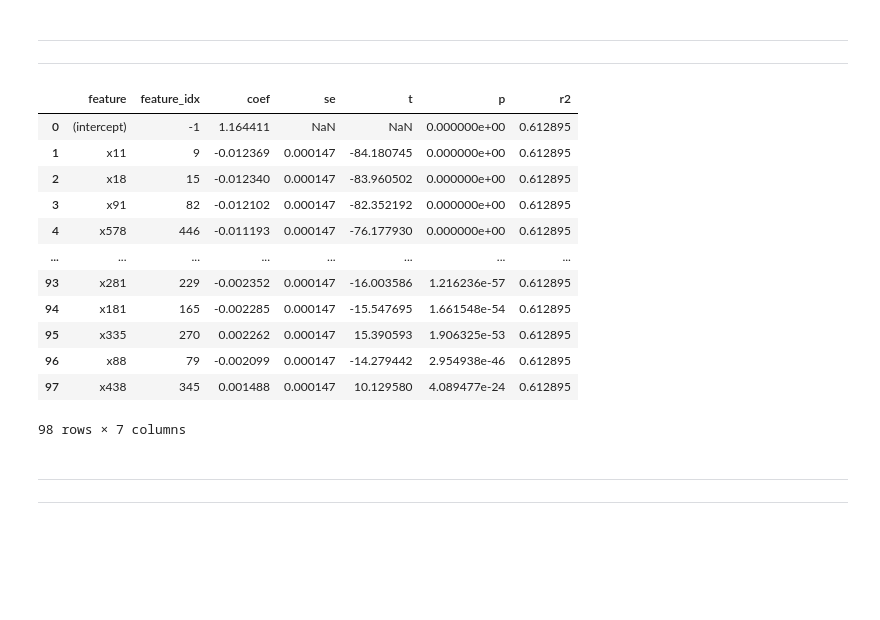
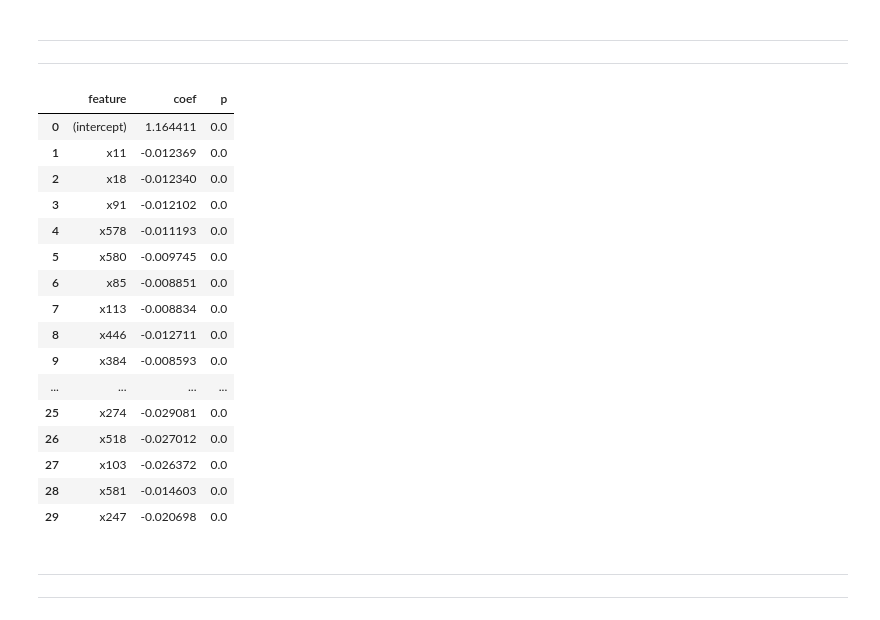
Before and after one commit to JackHuang0125/WHAT_I_DID, a Jupyter notebook: 0 Meeting/0_PAPER_1150204.ipynb, the cells around one changed output. Cells and saved outputs as stored; diff of their text form; code cells hidden in the pictures; blank space fills up the shorter version.

```diff
--- a/0 Meeting/0_PAPER_1150204.ipynb
+++ b/0 Meeting/0_PAPER_1150204.ipynb
@@ -845,19 +847,25 @@ df_local_final = pd.DataFrame(rows).sort_values(["p"], ascending=True).reset_ind
 # df_local_final 就是：在 x_center_c0 周圍、只用 final features、抽 200 萬格點擬合出的局部線性模型
 # 線性函數（標準化空間位移版本）：
 #   y_hat ≈ intercept + Σ coef_j * (x_j - x0_j)   （此處 x_j 指標準化座標；(x_j-x0_j) 就是 X_block）
+# %%
+df_local_final[['feature', 'coef', 'p']].head(30)
+# %% [output]
+|  | feature | coef | p |
+| 0 | (intercept) | 1.164411 | 0.0 |
+| 1 | x11 | -0.012369 | 0.0 |
+| 2 | x18 | -0.012340 | 0.0 |
+| 3 | x91 | -0.012102 | 0.0 |
+| 4 | x578 | -0.011193 | 0.0 |
+| 5 | x580 | -0.009745 | 0.0 |
+| 6 | x85 | -0.008851 | 0.0 |
+| 7 | x113 | -0.008834 | 0.0 |
+| 8 | x446 | -0.012711 | 0.0 |
+| 9 | x384 | -0.008593 | 0.0 |
+| ... | ... | ... | ... |
+| 25 | x274 | -0.029081 | 0.0 |
+| 26 | x518 | -0.027012 | 0.0 |
+| 27 | x103 | -0.026372 | 0.0 |
+| 28 | x581 | -0.014603 | 0.0 |
+| 29 | x247 | -0.020698 | 0.0 |
 # %%
-df_local_final
+df_local_final.to_csv('df_local_final_c=0', sep='\t')
-# %% [output]
-|  | feature | feature_idx | coef | se | t | p | r2 |
-| 0 | (intercept) | -1 | 1.164411 | NaN | NaN | 0.000000e+00 | 0.612895 |
-| 1 | x11 | 9 | -0.012369 | 0.000147 | -84.180745 | 0.000000e+00 | 0.612895 |
-| 2 | x18 | 15 | -0.012340 | 0.000147 | -83.960502 | 0.000000e+00 | 0.612895 |
-| 3 | x91 | 82 | -0.012102 | 0.000147 | -82.352192 | 0.000000e+00 | 0.612895 |
-| 4 | x578 | 446 | -0.011193 | 0.000147 | -76.177930 | 0.000000e+00 | 0.612895 |
-| ... | ... | ... | ... | ... | ... | ... | ... |
-| 93 | x281 | 229 | -0.002352 | 0.000147 | -16.003586 | 1.216236e-57 | 0.612895 |
-| 94 | x181 | 165 | -0.002285 | 0.000147 | -15.547695 | 1.661548e-54 | 0.612895 |
-| 95 | x335 | 270 | 0.002262 | 0.000147 | 15.390593 | 1.906325e-53 | 0.612895 |
-| 96 | x88 | 79 | -0.002099 | 0.000147 | -14.279442 | 2.954938e-46 | 0.612895 |
-| 97 | x438 | 345 | 0.001488 | 0.000147 | 10.129580 | 4.089477e-24 | 0.612895 |
-98 rows × 7 columns
```
Also changed, not shown: parts of 5 cells of this notebook, 3 other files.
